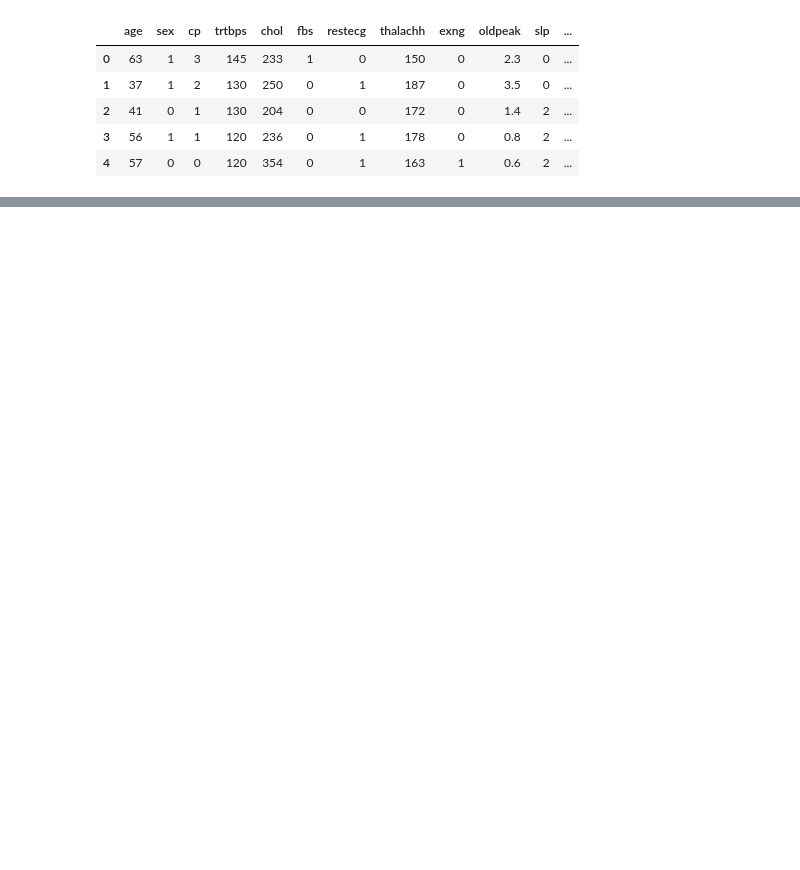
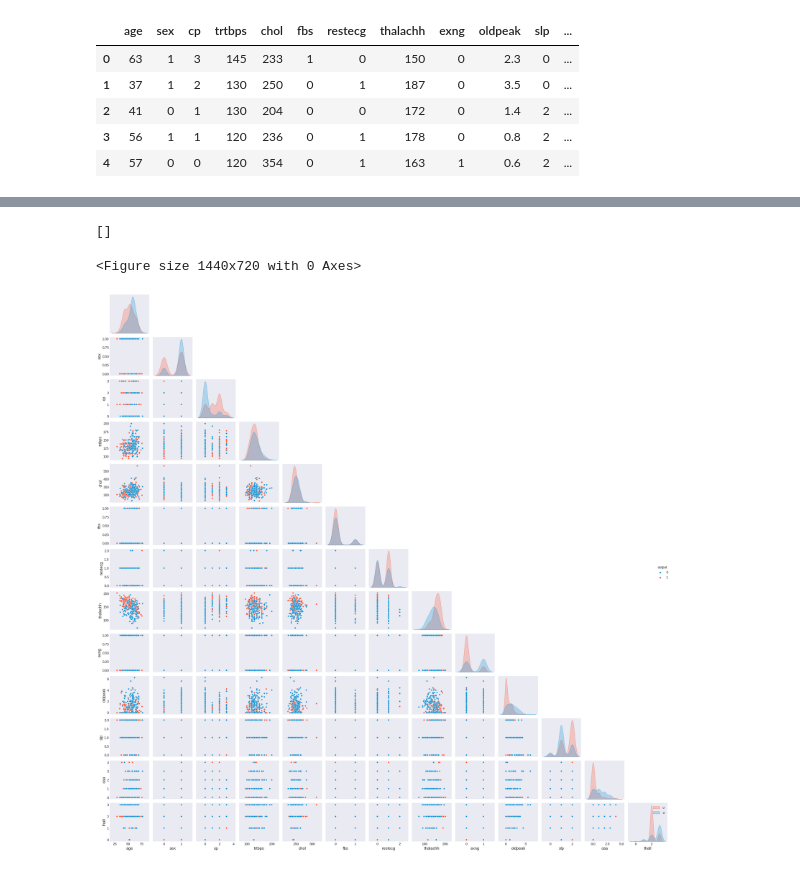
Before and after one commit to kang-jeong-uk/OSSP, a Jupyter notebook: Heart_Attack_Analysis_&_Prediction.ipynb, the cells around one changed output, grey strips where cells are left out. Saved outputs shown, nothing was run; the diff lists cells and outputs as text; code cells hidden in the pictures; blank space fills up the shorter version.

```diff
--- a/Heart_Attack_Analysis_&_Prediction.ipynb
+++ b/Heart_Attack_Analysis_&_Prediction.ipynb
@@ -5,11 +5,10 @@ import numpy as np # 행렬, 다차원 배열을 다룰 때 사용
 import pandas as pd # 데이터를 다룰 때 사용
 import seaborn as sns #matlab을 기반으로 한 시각화
 import matplotlib.pyplot as plt
-import missingno as msno # 결측값을 확인할 때 사용
 import plotly.graph_objs as go
 import plotly.express as px
+plt.style.use('fivethirtyeight')
 plt.style.use('seaborn-dark')
-plt.style.context('grayscale')
 
 from google.colab import drive
 drive.mount('/content/Kaggle_Heart_Attack_data')
@@ -73,0 +40,10 @@ None
+# %%
+plt.figure(figsize=(20,10))
+sns.pairplot(data, hue="output", corner = True)
+plt.legend("output")
+plt.tight_layout()
+plt.plot()
+# %% [output]
+[]
+<Figure size 1440x720 with 0 Axes>
+[figure, added]
```
Also changed, not shown: parts of 5 cells of this notebook.
